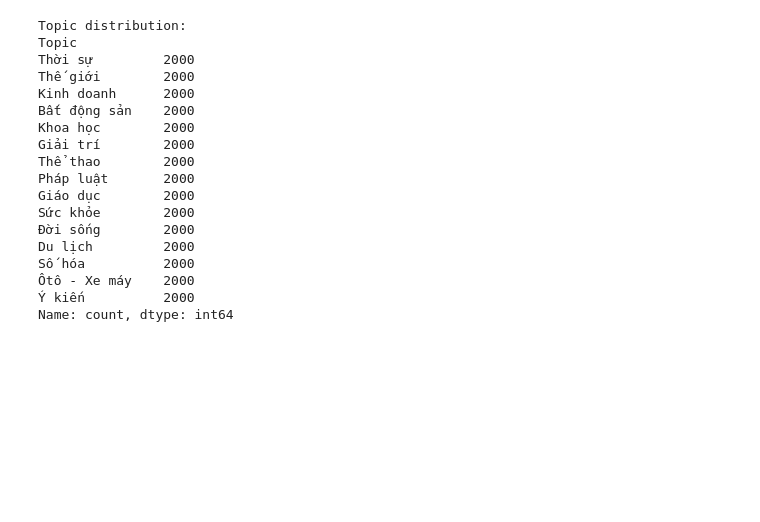
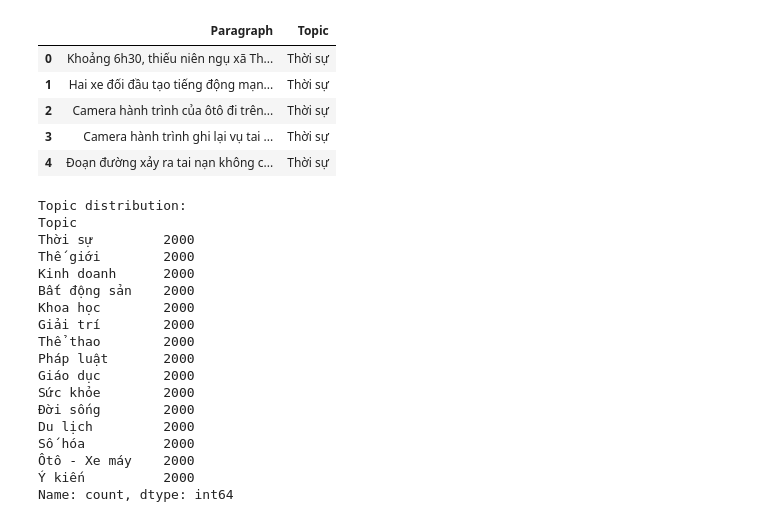
Before and after one commit to nhuyhoan004/VnExpress_Data_Analysis, a Jupyter notebook: data_analysis.ipynb, the cells around one changed output. Drawn from its saved outputs; the diff is of its cells as text; code cells hidden in the pictures; blank space fills up the shorter version.

```diff
--- a/data_analysis.ipynb
+++ b/data_analysis.ipynb
@@ -14,3 +26,12 @@ data = pd.read_csv(file_path)
+# %%
+data.head()
+# %% [output]
+|  | Paragraph | Topic |
+| 0 | Khoảng 6h30, thiếu niên ngụ xã Th... | Thời sự |
+| 1 | Hai xe đối đầu tạo tiếng động mạn... | Thời sự |
+| 2 | Camera hành trình của ôtô đi trên... | Thời sự |
+| 3 | Camera hành trình ghi lại vụ tai ... | Thời sự |
+| 4 | Đoạn đường xảy ra tai nạn không c... | Thời sự |
 # %%
 # Kiểm tra phân phối chủ đề
 topic_counts = data['Topic'].value_counts()
```
Also changed, not shown: parts of 3 cells of this notebook.
